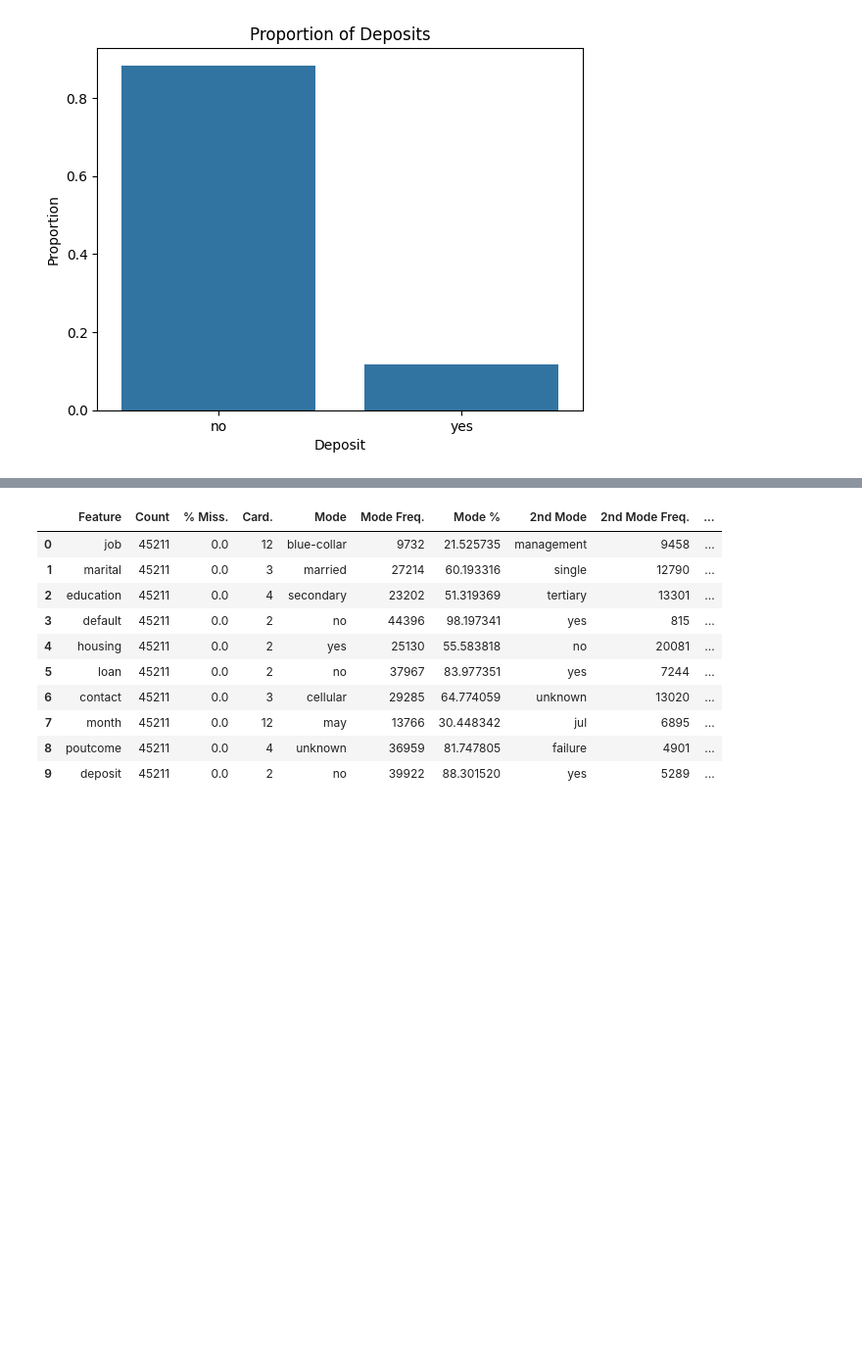
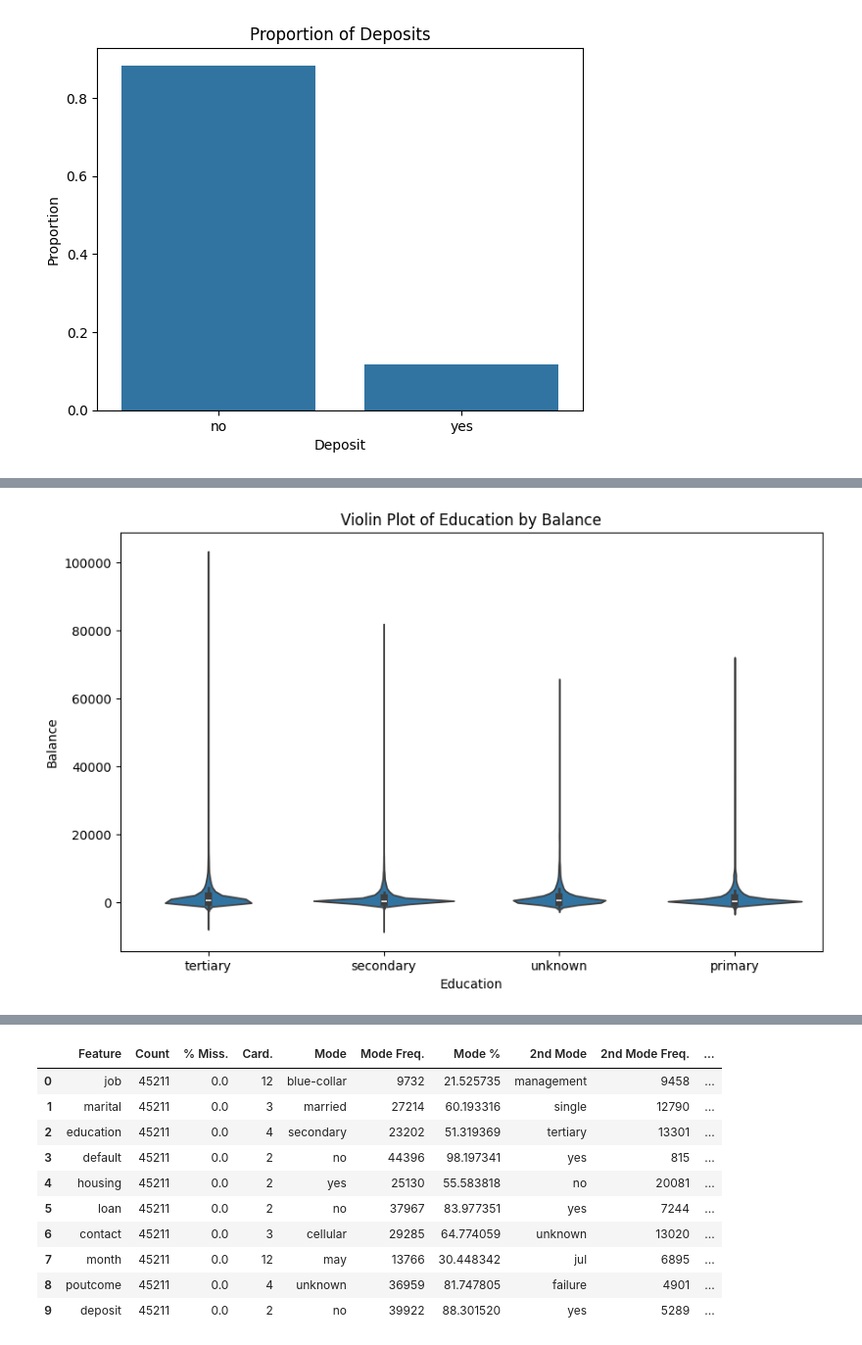
Before and after one commit to dsabljic/Bank-Marketing, a Jupyter notebook: BankMarketing.ipynb, the cells around one changed output, grey strips where cells are left out. Shown at 98% size. Saved outputs shown, nothing was run; the diff lists cells and outputs as text; code cells hidden in the pictures; blank space fills up the shorter version.

```diff
--- a/BankMarketing.ipynb
+++ b/BankMarketing.ipynb
@@ -126,0 +150,9 @@ set_ticklabels() should only be used with a fixed number of ticks, i.e. after se
+# %%
+plt.figure(figsize=(10, 6))
+sns.violinplot(data=df, x='education', y='balance')
+plt.xlabel('Education')
+plt.ylabel('Balance')
+plt.title('Violin Plot of Education by Balance')
+plt.show()
+# %% [output]
+[figure, added]
```
Also changed, not shown: parts of 20 cells of this notebook.
